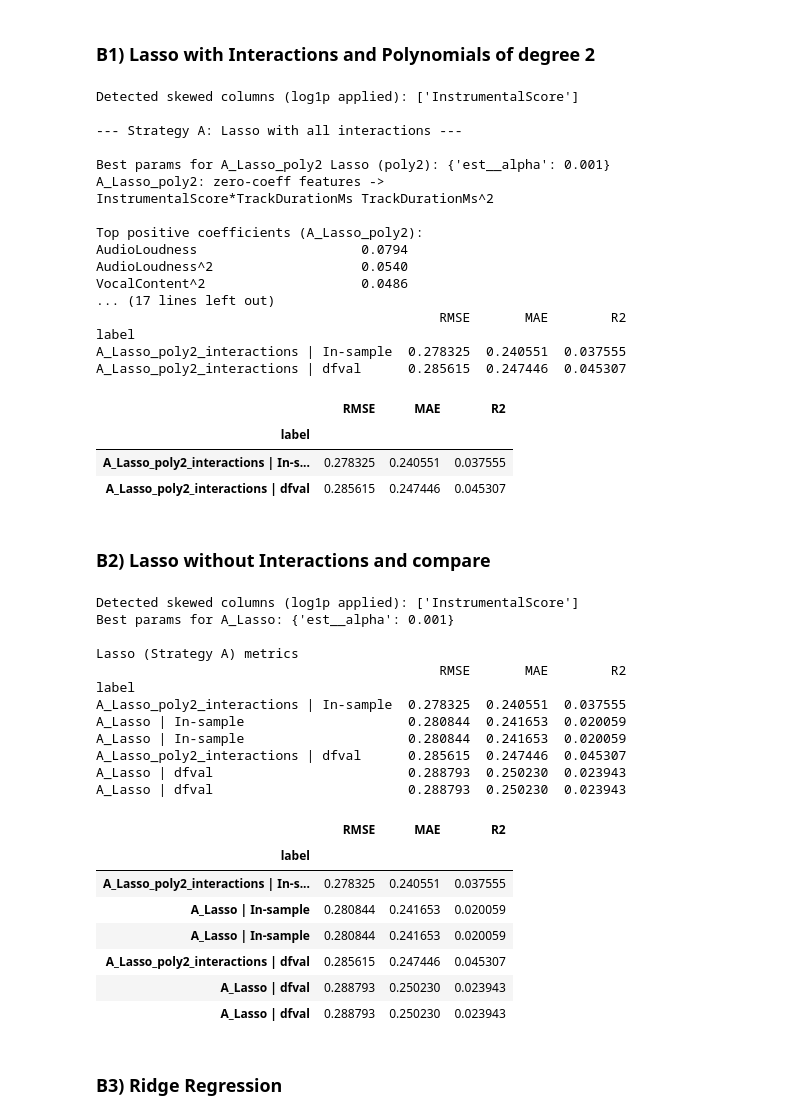
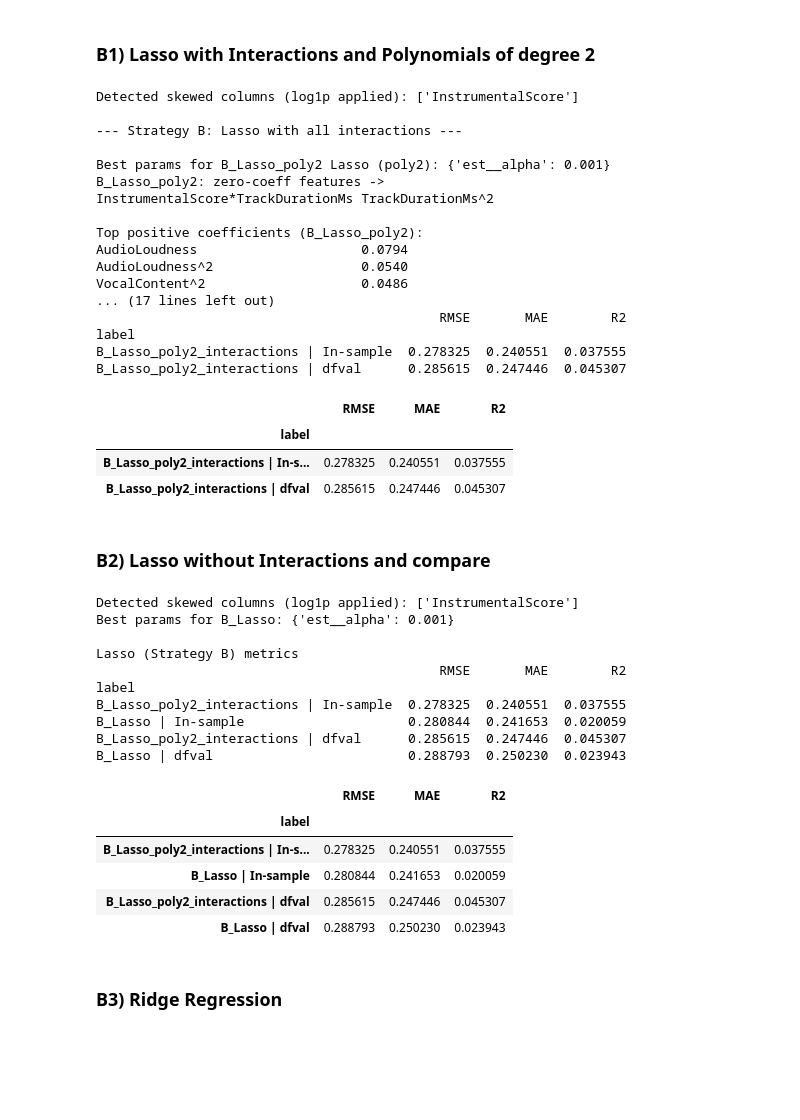
Before and after one commit to HindyUCL/deliverable2-analyticsedge-mit, a Jupyter notebook: run_2.ipynb, the cells around one changed output. Cells and saved outputs as stored; diff of their text form; code cells hidden in the pictures; blank space fills up the shorter version.

```diff
--- a/run_2.ipynb
+++ b/run_2.ipynb
@@ -1304,45 +1297,45 @@ y_A_val_local   = dfval[TARGET]
 X_A_train_tf = apply_log1p(X_A_train_local, SKEWED_COLS)
 X_A_val_tf   = apply_log1p(X_A_val_local, SKEWED_COLS)
 
-print("\n--- Strategy A: Lasso with all interactions ---")
+print("\n--- Strategy B: Lasso with all interactions ---")
 lassoA, coefA, pred_trA, predA = lasso_with_interactions(
-    X_A_train_tf, y_A_train_local, X_A_val_tf, candidate_feats, "A_Lasso_poly2"
+    X_A_train_tf, y_A_train_local, X_A_val_tf, candidate_feats, "B_Lasso_poly2"
 )
 
-# Compute and store proper dfval metrics for Strategy 0 result
-RESULTS = [r for r in RESULTS if r.get("label") not in {"A_Lasso_poly2_interactions | In-sample", "A_Lasso_poly2_interactions | dfval"}]
+# Compute and store proper dfval metrics for Strategy B result
+RESULTS = [r for r in RESULTS if r.get("label") not in {"B_Lasso_poly2_interactions | In-sample", "B_Lasso_poly2_interactions | dfval"}]
 RESULTS += [
-    metrics(y_A_train_local, pred_trA, "A_Lasso_poly2_interactions | In-sample"),
-    metrics(y_A_val_local,   predA,   "A_Lasso_poly2_interactions | dfval"),
+    metrics(y_A_train_local, pred_trA, "B_Lasso_poly2_interactions | In-sample"),
+    metrics(y_A_val_local,   predA,   "B_Lasso_poly2_interactions | dfval"),
 ]
 
-MODEL_STORE["A_Lasso_poly2_interactions"] = lassoA
-VAL_PRED_STORE["A_Lasso_poly2_interactions"] = predA
+MODEL_STORE["B_Lasso_poly2_interactions"] = lassoA
+VAL_PRED_STORE["B_Lasso_poly2_interactions"] = predA
 
-print_metrics_table([r for r in RESULTS if r["label"].startswith("A_Lasso_poly2_interactions")],
-                    "Lasso with interactions (Strategy A) metrics")
+print_metrics_table([r for r in RESULTS if r["label"].startswith("B_Lasso_poly2_interactions")],
+                    "Lasso with interactions (Strategy B) metrics")
 # %% [output]
 Detected skewed columns (log1p applied): ['InstrumentalScore']
 
---- Strategy A: Lasso with all interactions ---
+--- Strategy B: Lasso with all interactions ---
 
-Best params for A_Lasso_poly2 Lasso (poly2): {'est__alpha': 0.001}
-A_Lasso_poly2: zero-coeff features ->
+Best params for B_Lasso_poly2 Lasso (poly2): {'est__alpha': 0.001}
+B_Lasso_poly2: zero-coeff features ->
 InstrumentalScore*TrackDurationMs TrackDurationMs^2
 
-Top positive coefficients (A_Lasso_poly2):
+Top positive coefficients (B_Lasso_poly2):
 AudioLoudness                     0.0794
 AudioLoudness^2                   0.0540
 VocalContent^2                    0.0486
 ... (17 lines left out)
                                             RMSE       MAE        R2
 label
-A_Lasso_poly2_interactions | In-sample  0.278325  0.240551  0.037555
-A_Lasso_poly2_interactions | dfval      0.285615  0.247446  0.045307
+B_Lasso_poly2_interactions | In-sample  0.278325  0.240551  0.037555
+B_Lasso_poly2_interactions | dfval      0.285615  0.247446  0.045307
 |  | RMSE | MAE | R2 |
 | label |  |  |  |
-| A_Lasso_poly2_interactions | In-s... | 0.278325 | 0.240551 | 0.037555 |
-| A_Lasso_poly2_interactions | dfval | 0.285615 | 0.247446 | 0.045307 |
+| B_Lasso_poly2_interactions | In-s... | 0.278325 | 0.240551 | 0.037555 |
+| B_Lasso_poly2_interactions | dfval | 0.285615 | 0.247446 | 0.045307 |
 # %% [markdown]
 ### B2) Lasso without Interactions and compare
 # %%
@@ -1360,55 +1353,51 @@ X_A_val_tf   = apply_log1p(X_A_val_local, SKEWED_COLS)
 
 
 pipe = Pipeline([
     ("prep", linear_preproc()),
     ("est", Lasso(random_state=RANDOM_STATE, max_iter=10000))
 ])
 
 grid = {"est__alpha": [0.001, 0.01, 0.1, 1.0]}
 
 gs = cv_grid_search(pipe, grid, X_A_train_local, y_A_train_local, splits=5)
 best = gs.best_estimator_
 
 # print best params
-print("Best params for A_Lasso:", gs.best_params_)
+print("Best params for B_Lasso:", gs.best_params_)
 
 best.fit(X_A_train_local, y_A_train_local)
 pred_tr = best.predict(X_A_train_local)
 pred_val = best.predict(X_A_val_local)
 
 RESULTS += [
-    metrics(y_A_train_local, pred_tr, "A_Lasso | In-sample"),
-    metrics(y_A_val_local,   pred_val, "A_Lasso | dfval"),
+    metrics(y_A_train_local, pred_tr, "B_Lasso | In-sample"),
+    metrics(y_A_val_local,   pred_val, "B_Lasso | dfval"),
 ]
-MODEL_STORE["A_Lasso"] = best
-VAL_PRED_STORE["A_Lasso"] = pred_val
+MODEL_STORE["B_Lasso"] = best
+VAL_PRED_STORE["B_Lasso"] = pred_val
 
-print_metrics_table([r for r in RESULTS if r["label"].startswith("A_Lasso")],
-                    "Lasso (Strategy A) metrics")
+print_metrics_table([r for r in RESULTS if r["label"].startswith("B_Lasso")],
+                    "Lasso (Strategy B) metrics")
 
 # Optional export:
-# pd.DataFrame({"Energy": best.predict(Xtest[common_feats])}).to_csv("A_Lasso_Xtest.csv", index=False)
+# pd.DataFrame({"Energy": best.predict(Xtest[common_feats])}).to_csv("B_Lasso_Xtest.csv", index=False)
 # %% [output]
 Detected skewed columns (log1p applied): ['InstrumentalScore']
-Best params for A_Lasso: {'est__alpha': 0.001}
+Best params for B_Lasso: {'est__alpha': 0.001}
 
-Lasso (Strategy A) metrics
+Lasso (Strategy B) metrics
                                             RMSE       MAE        R2
 label
-A_Lasso_poly2_interactions | In-sample  0.278325  0.240551  0.037555
-A_Lasso | In-sample                     0.280844  0.241653  0.020059
-A_Lasso | In-sample                     0.280844  0.241653  0.020059
-A_Lasso_poly2_interactions | dfval      0.285615  0.247446  0.045307
-A_Lasso | dfval                         0.288793  0.250230  0.023943
-A_Lasso | dfval                         0.288793  0.250230  0.023943
+B_Lasso_poly2_interactions | In-sample  0.278325  0.240551  0.037555
+B_Lasso | In-sample                     0.280844  0.241653  0.020059
+B_Lasso_poly2_interactions | dfval      0.285615  0.247446  0.045307
+B_Lasso | dfval                         0.288793  0.250230  0.023943
 |  | RMSE | MAE | R2 |
 | label |  |  |  |
-| A_Lasso_poly2_interactions | In-s... | 0.278325 | 0.240551 | 0.037555 |
-| A_Lasso | In-sample | 0.280844 | 0.241653 | 0.020059 |
-| A_Lasso | In-sample | 0.280844 | 0.241653 | 0.020059 |
-| A_Lasso_poly2_interactions | dfval | 0.285615 | 0.247446 | 0.045307 |
-| A_Lasso | dfval | 0.288793 | 0.250230 | 0.023943 |
-| A_Lasso | dfval | 0.288793 | 0.250230 | 0.023943 |
+| B_Lasso_poly2_interactions | In-s... | 0.278325 | 0.240551 | 0.037555 |
+| B_Lasso | In-sample | 0.280844 | 0.241653 | 0.020059 |
+| B_Lasso_poly2_interactions | dfval | 0.285615 | 0.247446 | 0.045307 |
+| B_Lasso | dfval | 0.288793 | 0.250230 | 0.023943 |
 # %% [markdown]
 ### B3) Ridge Regression
 # %%
```
Also changed, not shown: parts of 93 cells of this notebook.
